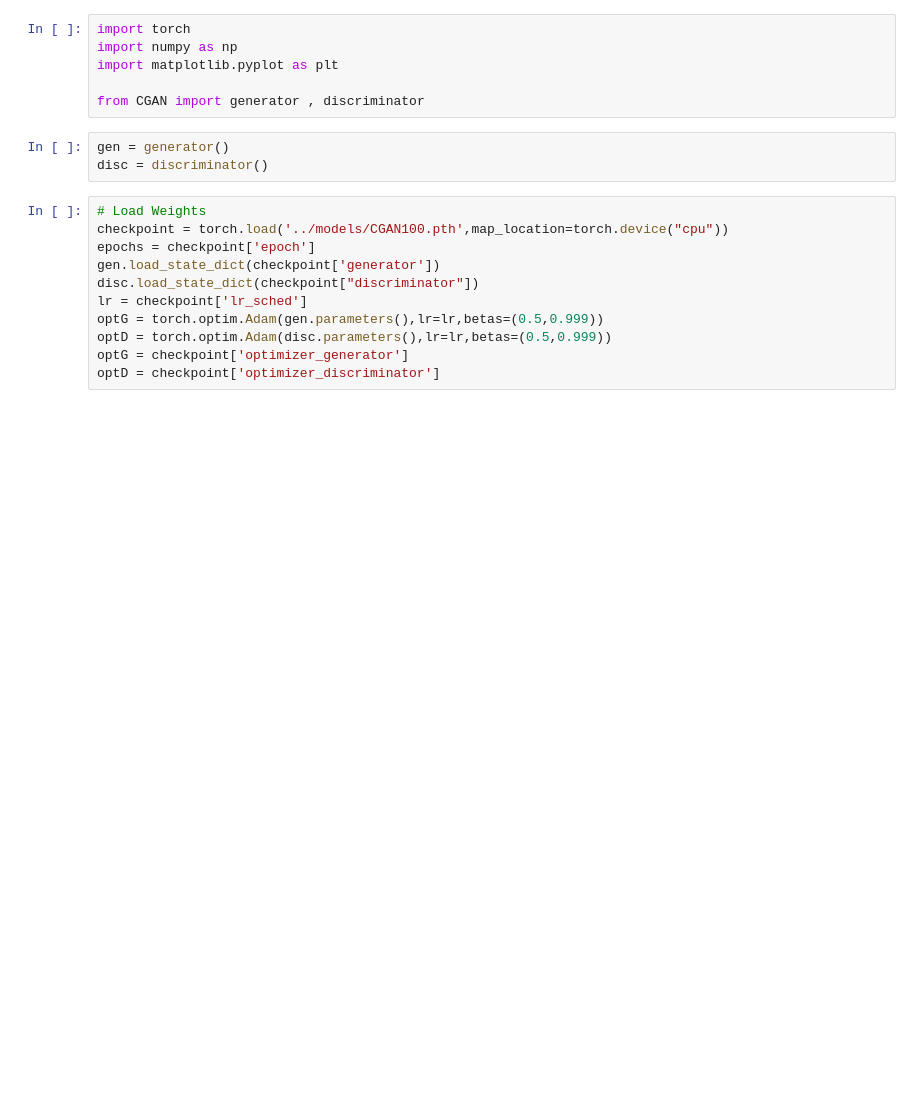
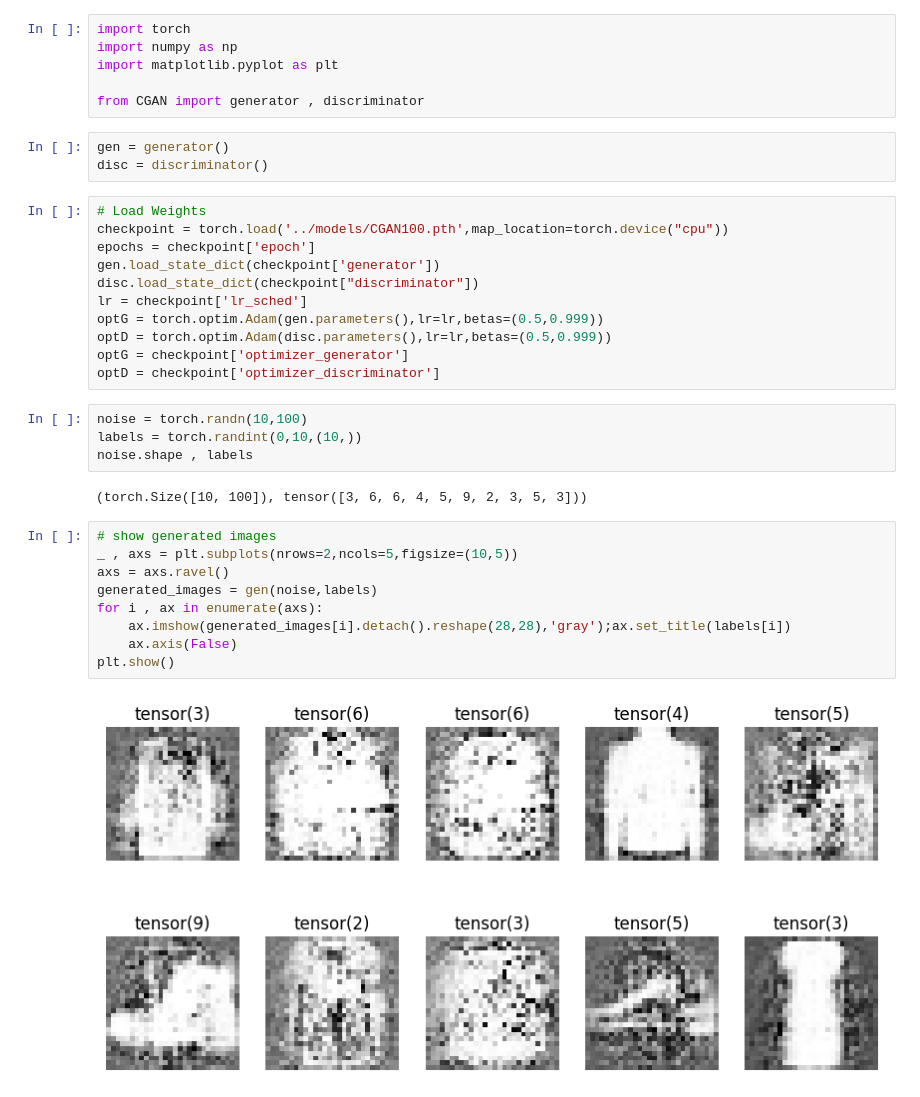
Before and after one commit to meysam-kazemi/C-GAN, a Jupyter notebook: test_model.ipynb, the cells around one changed output. Cells and saved outputs as stored; diff of their text form; blank space fills up the shorter version.

Commit message:
show generated images with 100 epochs

```diff
--- a/test_model.ipynb
+++ b/test_model.ipynb
@@ -18,3 +18,20 @@ optG = torch.optim.Adam(gen.parameters(),lr=lr,betas=(0.5,0.999))
 optD = torch.optim.Adam(disc.parameters(),lr=lr,betas=(0.5,0.999))
 optG = checkpoint['optimizer_generator']
 optD = checkpoint['optimizer_discriminator']
+# %%
+noise = torch.randn(10,100)
+labels = torch.randint(0,10,(10,))
+noise.shape , labels
+# %% [output]
+(torch.Size([10, 100]), tensor([3, 6, 6, 4, 5, 9, 2, 3, 5, 3]))
+# %%
+# show generated images
+_ , axs = plt.subplots(nrows=2,ncols=5,figsize=(10,5))
+axs = axs.ravel()
+generated_images = gen(noise,labels)
+for i , ax in enumerate(axs):
+    ax.imshow(generated_images[i].detach().reshape(28,28),'gray');ax.set_title(labels[i])
+    ax.axis(False)
+plt.show()
+# %% [output]
+[figure, added]
```
